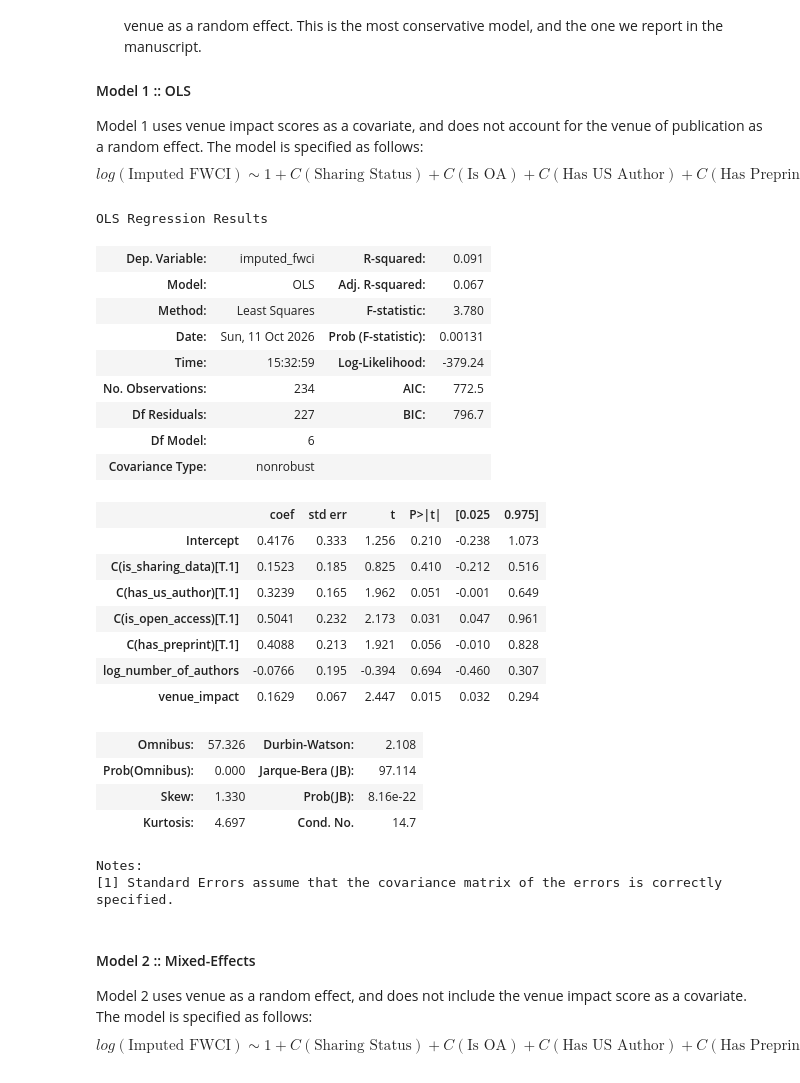
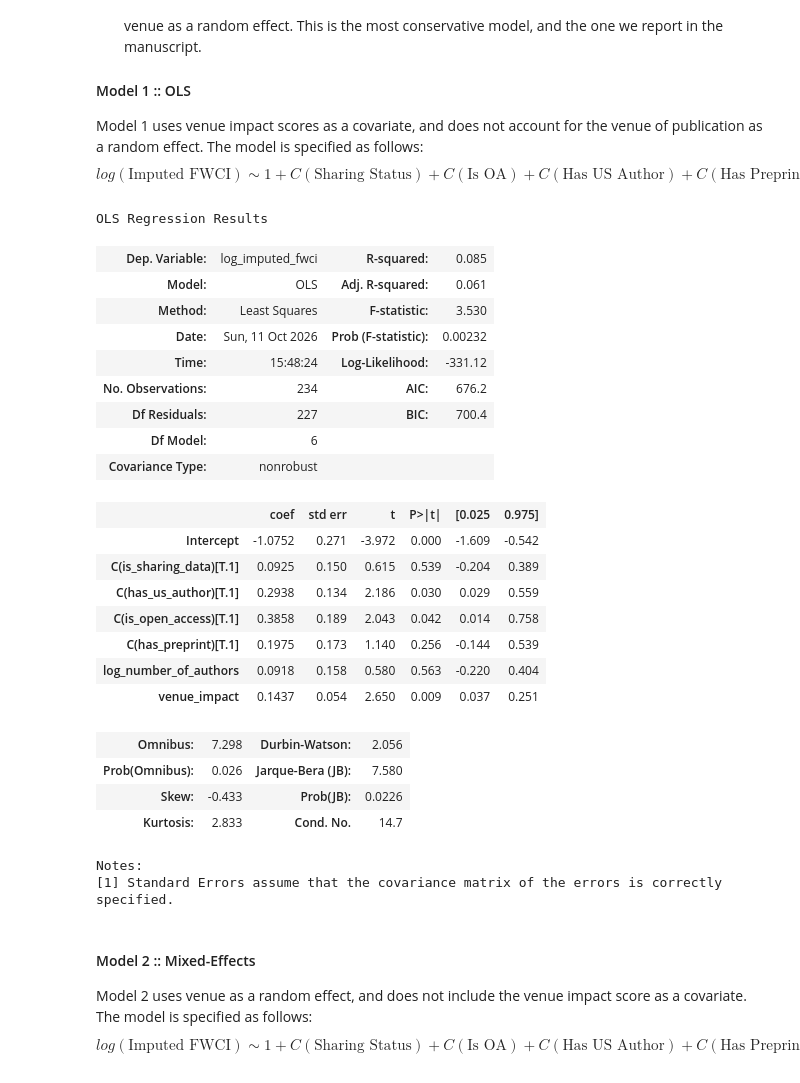
Before and after one commit to JonNir1/eye_movement_data_sharing, a Jupyter notebook: analysis/09_fwci.ipynb, the cells around one changed output. Saved outputs shown, nothing was run; the diff lists cells and outputs as text; code cells hidden in the pictures.

```diff
--- a/analysis/09_fwci.ipynb
+++ b/analysis/09_fwci.ipynb
@@ -28,9 +28,9 @@ pio.renderers.default = "browser"
 combined, FEATURES_DF = dataset.load_or_build()
 FWCI_DF = (
     pd.concat([
-        FEATURES_DF, combined["FieldWeightedCitationIndex"], dataset.fwci_with_zeros_imputed(combined)
+        FEATURES_DF, combined["FieldWeightedCitationIndex"], np.log(dataset.fwci_with_zeros_imputed(combined))
     ], axis=1)
-    .rename(columns={"FieldWeightedCitationIndex": "FWCI", "fwci_with_zeros_imputed": "Imputed FWCI"})
+    .rename(columns={"FieldWeightedCitationIndex": "FWCI", "fwci_with_zeros_imputed": "log(Imputed FWCI)"})
     .drop(columns=["log(Weeks Since Pub.)"])
 )
 FWCI_DF = dataset.to_smf_columns(FWCI_DF)
@@ -112,35 +112,35 @@ Model 1 uses venue impact scores as a covariate, and does not account for the ve
 $$ log(\text{Imputed FWCI}) \sim 1 + C(\text{Sharing Status}) + C(\text{Is OA}) + C(\text{Has US Author}) + C(\text{Has Preprint}) + log(\text{Number of Authors}) + \text{Impact Score} $$
 # %%
 model1 = smf.ols(
-    f"imputed_fwci ~ C({GROUPING_VARIABLE}) + C(has_us_author) + C(is_open_access) + C(has_preprint) + log_number_of_authors + venue_impact",
+    f"log_imputed_fwci ~ C({GROUPING_VARIABLE}) + C(has_us_author) + C(is_open_access) + C(has_preprint) + log_number_of_authors + venue_impact",
     data=FWCI_DF,
     drop_cols=["sharing_class"]
 ).fit()
 
 model1.summary()
 # %% [output]
 OLS Regression Results
-| Dep. Variable: | imputed_fwci | R-squared: | 0.091 |
-| Model: | OLS | Adj. R-squared: | 0.067 |
-| Method: | Least Squares | F-statistic: | 3.780 |
-| Date: | Sun, 11 Oct 2026 | Prob (F-statistic): | 0.00131 |
-| Time: | 15:32:59 | Log-Likelihood: | -379.24 |
-| No. Observations: | 234 | AIC: | 772.5 |
-| Df Residuals: | 227 | BIC: | 796.7 |
+| Dep. Variable: | log_imputed_fwci | R-squared: | 0.085 |
+| Model: | OLS | Adj. R-squared: | 0.061 |
+| Method: | Least Squares | F-statistic: | 3.530 |
+| Date: | Sun, 11 Oct 2026 | Prob (F-statistic): | 0.00232 |
+| Time: | 15:48:24 | Log-Likelihood: | -331.12 |
+| No. Observations: | 234 | AIC: | 676.2 |
+| Df Residuals: | 227 | BIC: | 700.4 |
 | Df Model: | 6 |  |  |
 | Covariance Type: | nonrobust |  |  |
 |  | coef | std err | t | P>|t| | [0.025 | 0.975] |
-| Intercept | 0.4176 | 0.333 | 1.256 | 0.210 | -0.238 | 1.073 |
-| C(is_sharing_data)[T.1] | 0.1523 | 0.185 | 0.825 | 0.410 | -0.212 | 0.516 |
-| C(has_us_author)[T.1] | 0.3239 | 0.165 | 1.962 | 0.051 | -0.001 | 0.649 |
-| C(is_open_access)[T.1] | 0.5041 | 0.232 | 2.173 | 0.031 | 0.047 | 0.961 |
-| C(has_preprint)[T.1] | 0.4088 | 0.213 | 1.921 | 0.056 | -0.010 | 0.828 |
-| log_number_of_authors | -0.0766 | 0.195 | -0.394 | 0.694 | -0.460 | 0.307 |
-| venue_impact | 0.1629 | 0.067 | 2.447 | 0.015 | 0.032 | 0.294 |
+| Intercept | -1.0752 | 0.271 | -3.972 | 0.000 | -1.609 | -0.542 |
+| C(is_sharing_data)[T.1] | 0.0925 | 0.150 | 0.615 | 0.539 | -0.204 | 0.389 |
+| C(has_us_author)[T.1] | 0.2938 | 0.134 | 2.186 | 0.030 | 0.029 | 0.559 |
+| C(is_open_access)[T.1] | 0.3858 | 0.189 | 2.043 | 0.042 | 0.014 | 0.758 |
+| C(has_preprint)[T.1] | 0.1975 | 0.173 | 1.140 | 0.256 | -0.144 | 0.539 |
+| log_number_of_authors | 0.0918 | 0.158 | 0.580 | 0.563 | -0.220 | 0.404 |
+| venue_impact | 0.1437 | 0.054 | 2.650 | 0.009 | 0.037 | 0.251 |
-| Omnibus: | 57.326 | Durbin-Watson: | 2.108 |
-| Prob(Omnibus): | 0.000 | Jarque-Bera (JB): | 97.114 |
-| Skew: | 1.330 | Prob(JB): | 8.16e-22 |
-| Kurtosis: | 4.697 | Cond. No. | 14.7 |
+| Omnibus: | 7.298 | Durbin-Watson: | 2.056 |
+| Prob(Omnibus): | 0.026 | Jarque-Bera (JB): | 7.580 |
+| Skew: | -0.433 | Prob(JB): | 0.0226 |
+| Kurtosis: | 2.833 | Cond. No. | 14.7 |
 Notes:
 [1] Standard Errors assume that the covariance matrix of the errors is correctly specified.
 # %% [markdown]
```
Also changed, not shown: parts of 4 cells of this notebook.
